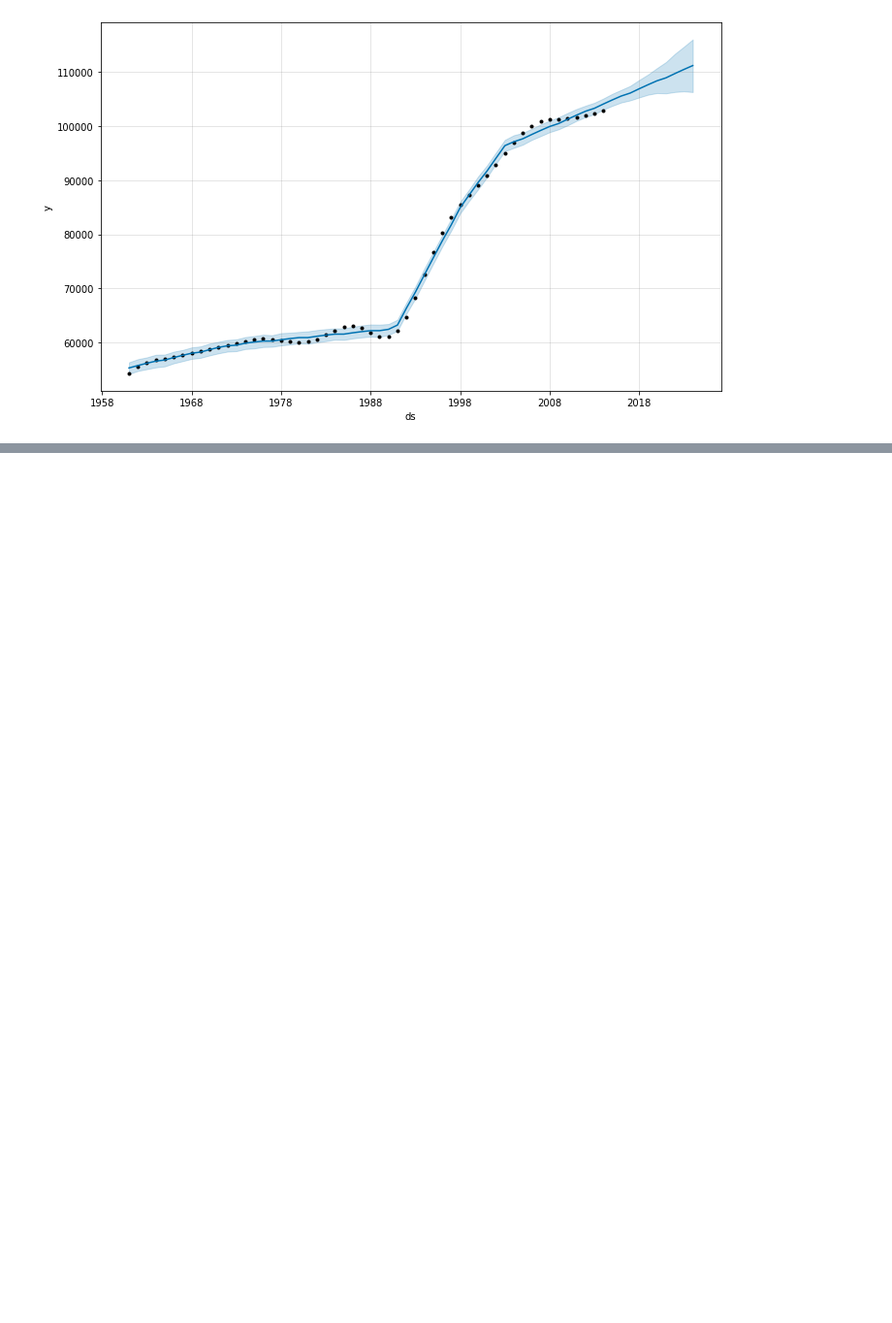
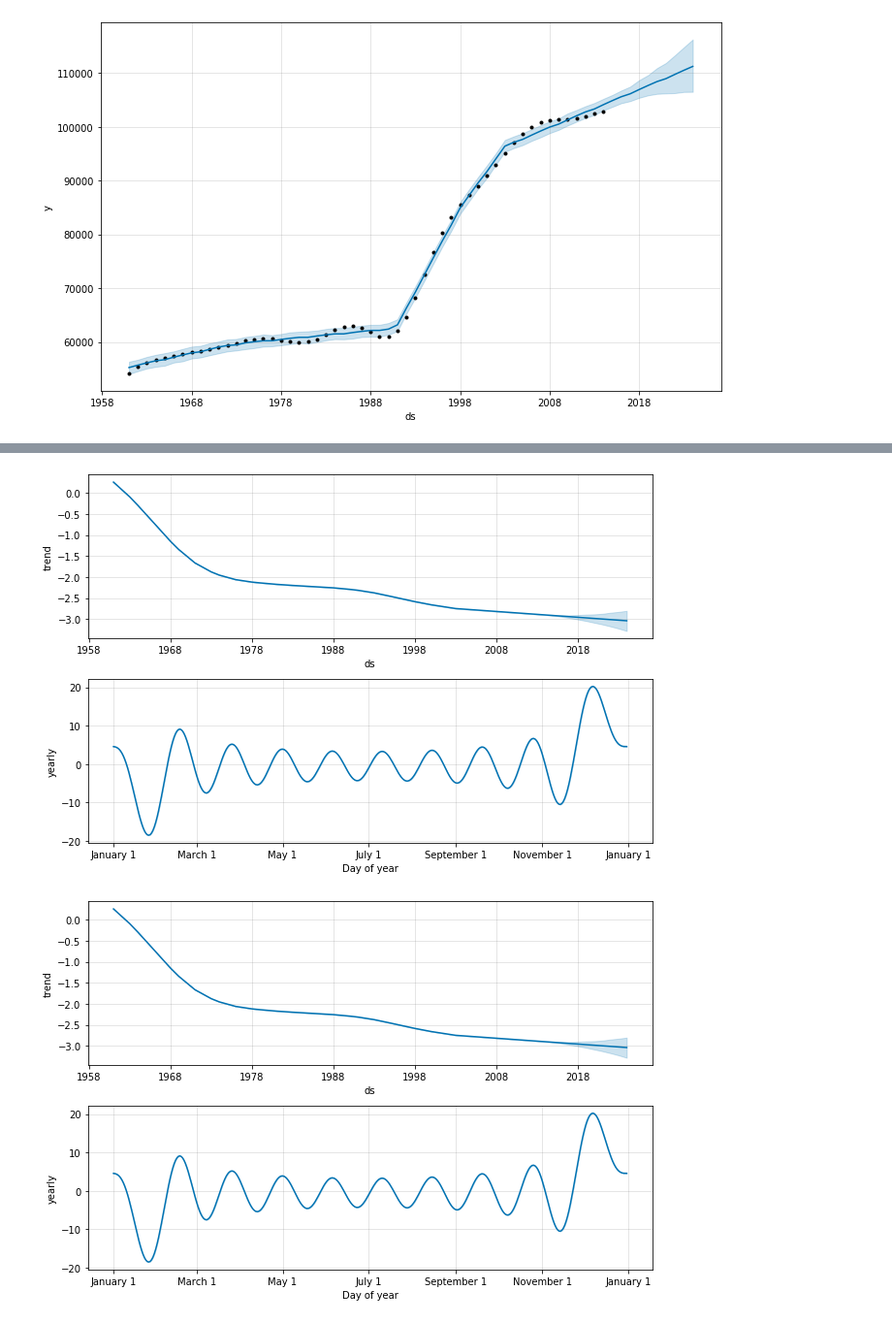
Before and after one commit to ByteOrNibble/BigDataLandscapes, a Jupyter notebook: FinalAssessment.ipynb, the cells around one changed output, grey strips where cells are left out. Shown at 97% size. Saved outputs shown, nothing was run; the diff lists cells and outputs as text; code cells hidden in the pictures; blank space fills up the shorter version.

```diff
--- a/FinalAssessment.ipynb
+++ b/FinalAssessment.ipynb
@@ -236,0 +490,5 @@ model.plot(prediction)
+# %%
+fertilityModel.plot_components(ferPrediction)
+# %% [output]
+[figure, added]
+[figure, added]
```
Also changed, not shown: parts of 68 cells of this notebook.
